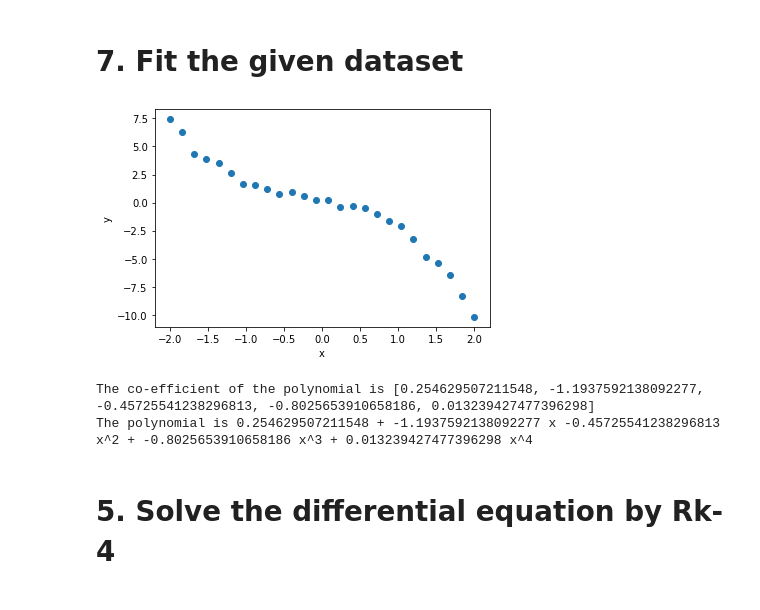
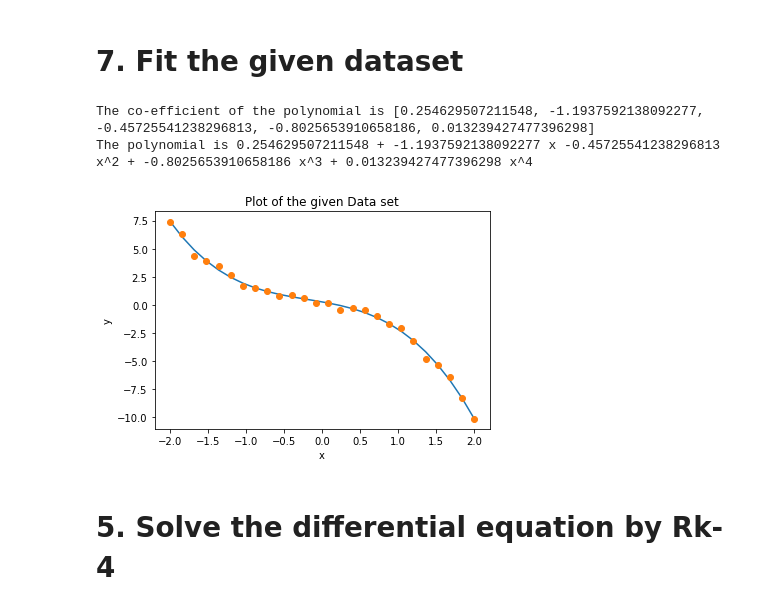
Before and after one commit to jabed-umar/P346-codes, a Jupyter notebook: end_sem.ipynb, the cells around one changed output. Cells and saved outputs as stored; diff of their text form; code cells hidden in the pictures.

```diff
--- a/end_sem.ipynb
+++ b/end_sem.ipynb
@@ -54,22 +53,32 @@ with open(filename) as f:
 x1 = x
 y1 = y
 # print the data set
-plt.plot(x1,y1,'o')
-plt.xlabel('x')
-plt.ylabel('y')
-plt.show()
 # print(x1)
 # print(y1)
-# %% [output]
-[figure, removed]
 # %%
 # calling the function from the library for least square fit
 print("The co-efficient of the polynomial is", e.least_square_method(x1,y1,4))
 k = e.least_square_method(x1,y1, 4)
 print("The polynomial is", k[0],"+",k[1],"x",k[2],"x^2 +",k[3],"x^3 +" , k[4],"x^4")
+# function for plotting the graph
+def plot(x):
+    y = []
+    n = len(x)
+    m = 0
+    for i in range(n):
+        m = [k[0]+k[1]*x[i]+k[2]*x[i]**2+k[3]*x[i]**3+k[4]*x[i]**4]
+        y.append(m)
+    return y
+plt.title("Plot of the given Data set")
+plt.plot(x1,plot(x1))
+plt.plot(x1,y1,'o')
+plt.xlabel('x')
+plt.ylabel('y')
+plt.show()
 # %% [output]
 The co-efficient of the polynomial is [0.254629507211548, -1.1937592138092277, -0.45725541238296813, -0.8025653910658186, 0.013239427477396298]
 The polynomial is 0.254629507211548 + -1.1937592138092277 x -0.45725541238296813 x^2 + -0.8025653910658186 x^3 + 0.013239427477396298 x^4
+[figure, added]
 # %% [markdown]
 # 5. Solve the differential equation by Rk- 4
 # %%
```
Also changed, not shown: parts of 4 cells of this notebook, 1 other file.
